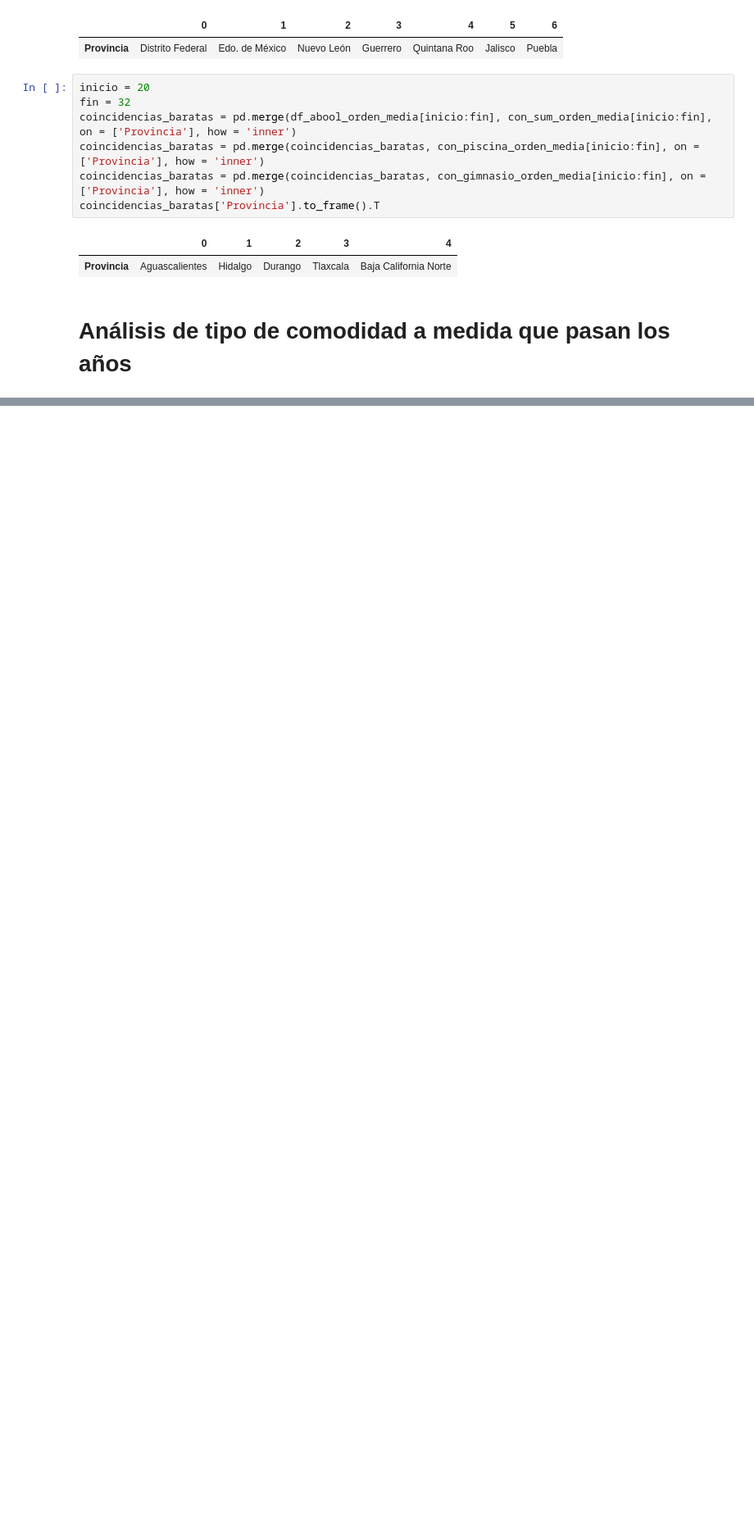
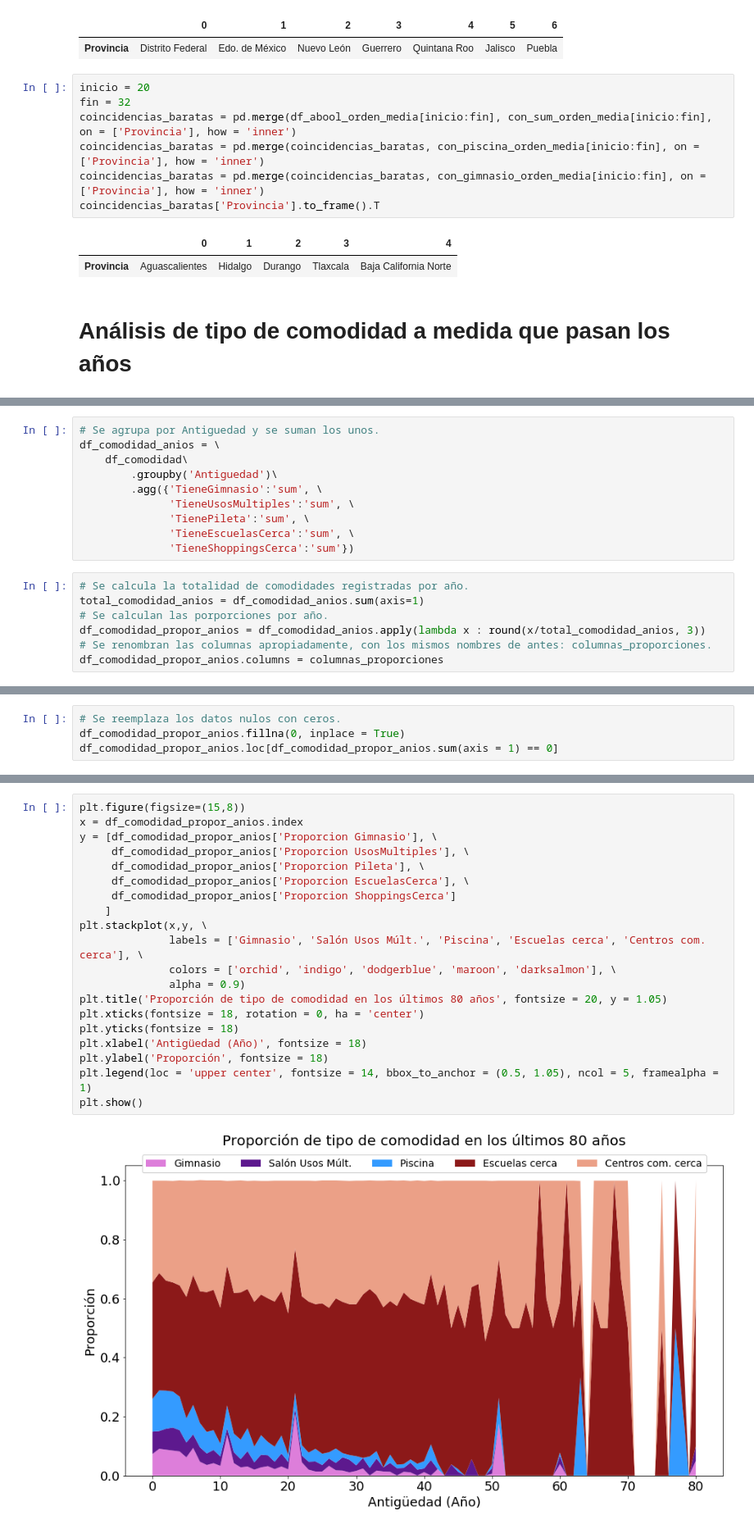
Before and after one commit to komod0/TPs-Org.Datos, a Jupyter notebook: tp1/nbfacundo.ipynb, the cells around one changed output, grey strips where cells are left out. Shown at 82% size. Saved outputs shown, nothing was run; the diff lists cells and outputs as text; blank space fills up the shorter version.

```diff
--- a/tp1/nbfacundo.ipynb
+++ b/tp1/nbfacundo.ipynb
@@ -859,0 +900,17 @@ plot = sb.heatmap(df_comodidad_agrupada[['TieneGimnasio', 'TieneUsosMultiples',
+# %%
+# Se agrupa por Antiguedad y se suman los unos.
+df_comodidad_anios = \
+    df_comodidad\
+        .groupby('Antiguedad')\
+        .agg({'TieneGimnasio':'sum', \
+              'TieneUsosMultiples':'sum', \
+              'TienePileta':'sum', \
+              'TieneEscuelasCerca':'sum', \
+              'TieneShoppingsCerca':'sum'})
+# %%
+# Se calcula la totalidad de comodidades registradas por año.
+total_comodidad_anios = df_comodidad_anios.sum(axis=1)
+# Se calculan las porporciones por año.
+df_comodidad_propor_anios = df_comodidad_anios.apply(lambda x : round(x/total_comodidad_anios, 3))
+# Se renombran las columnas apropiadamente, con los mismos nombres de antes: columnas_proporciones.
+df_comodidad_propor_anios.columns = columnas_proporciones
@@ -859,0 +929,4 @@ plot = sb.heatmap(df_comodidad_agrupada[['TieneGimnasio', 'TieneUsosMultiples',
+# %%
+# Se reemplaza los datos nulos con ceros.
+df_comodidad_propor_anios.fillna(0, inplace = True)
+df_comodidad_propor_anios.loc[df_comodidad_propor_anios.sum(axis = 1) == 0]
@@ -859,0 +964,22 @@ plot = sb.heatmap(df_comodidad_agrupada[['TieneGimnasio', 'TieneUsosMultiples',
+# %%
+plt.figure(figsize=(15,8))
+x = df_comodidad_propor_anios.index
+y = [df_comodidad_propor_anios['Proporcion Gimnasio'], \
+     df_comodidad_propor_anios['Proporcion UsosMultiples'], \
+     df_comodidad_propor_anios['Proporcion Pileta'], \
+     df_comodidad_propor_anios['Proporcion EscuelasCerca'], \
+     df_comodidad_propor_anios['Proporcion ShoppingsCerca']
+    ]
+plt.stackplot(x,y, \
+              labels = ['Gimnasio', 'Salón Usos Múlt.', 'Piscina', 'Escuelas cerca', 'Centros com. cerca'], \
+              colors = ['orchid', 'indigo', 'dodgerblue', 'maroon', 'darksalmon'], \
+              alpha = 0.9)
+plt.title('Proporción de tipo de comodidad en los últimos 80 años', fontsize = 20, y = 1.05)
+plt.xticks(fontsize = 18, rotation = 0, ha = 'center')
+plt.yticks(fontsize = 18)
+plt.xlabel('Antigüedad (Año)', fontsize = 18)
+plt.ylabel('Proporción', fontsize = 18)
+plt.legend(loc = 'upper center', fontsize = 14, bbox_to_anchor = (0.5, 1.05), ncol = 5, framealpha = 1)
+plt.show()
+# %% [output]
+[figure, added]
```
Also changed, not shown: parts of 69 cells of this notebook.
